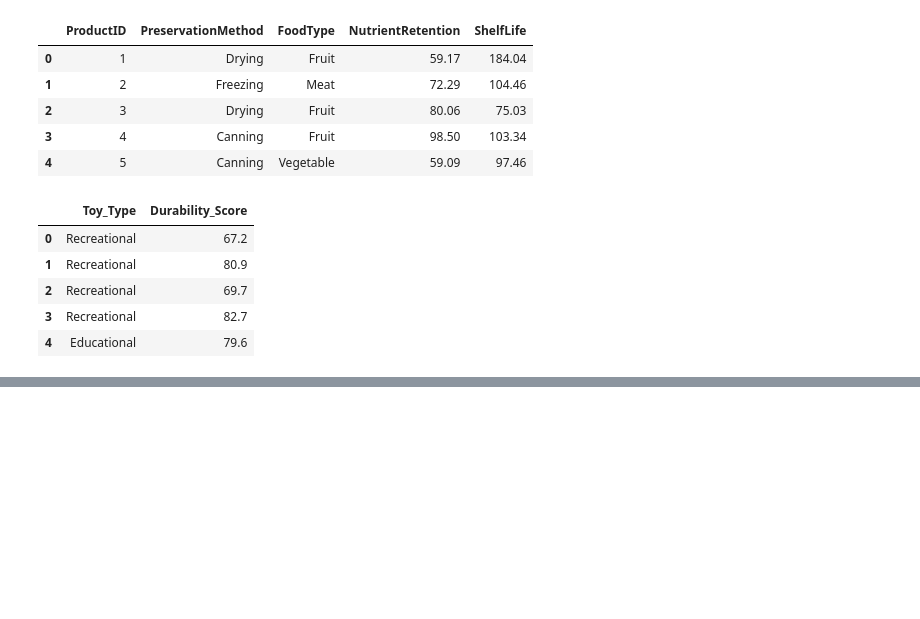
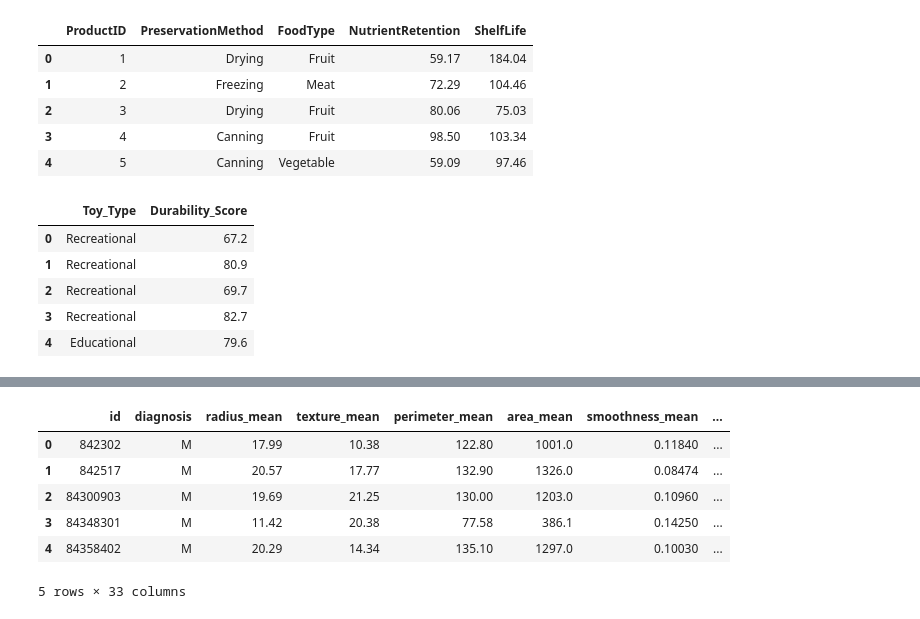
Before and after one commit to Rohanrathod7/my-ds-labs, a Jupyter notebook: 36_Machine_Learning_with_Tree-Based_Models_in_Python/02_The_Bias-Variance_Tradeoff.ipynb, the cells around one changed output, grey strips where cells are left out. Cells and saved outputs as stored; diff of their text form; code cells hidden in the pictures; blank space fills up the shorter version.

```diff
--- a/36_Machine_Learning_with_Tree-Based_Models_in_Python/02_The_Bias-Variance_Tradeoff.ipynb
+++ b/36_Machine_Learning_with_Tree-Based_Models_in_Python/02_The_Bias-Variance_Tradeoff.ipynb
@@ -516,0 +244,39 @@ dtype: float64
+# %%
+url = "https://raw.githubusercontent.com/Rohanrathod7/my-ds-labs/main/36_Machine_Learning_with_Tree-Based_Models_in_Python/dataset/wbc.csv"
+# Read the CSV file, skipping the header row and excluding the 'id' column (column 0)
+wbc = pd.read_csv(url)
+display(wbc.head())
+
+# Features are columns 2 and 3 (radius_mean and texture_mean)
+X = wbc.iloc[:, 2:4]
+# Labels are in column 1 (diagnosis)
+y = wbc.iloc[:, 1]
+
+# Define the SEED for reproducible results
+SEED = 1
+
+X_train, X_test, y_train, y_test = train_test_split(X, y, test_size=0.2, random_state=SEED, stratify=y)
+
+
+# Set seed for reproducibility
+SEED=1
+
+# Instantiate lr
+lr = LogisticRegression(random_state=SEED)
+
+# Instantiate knn
+knn = KNeighborsClassifier(n_neighbors=27)
+
+# Instantiate dt
+dt = DecisionTreeClassifier(min_samples_leaf=0.13, random_state=SEED)
+
+# Define the list classifiers
+classifiers = [('Logistic Regression', lr), ('K Nearest Neighbours', knn), ('Classification Tree', dt)]
+# %% [output]
+|  | id | diagnosis | radius_mean | texture_mean | perimeter_mean | area_mean | smoothness_mean | ... |
+| 0 | 842302 | M | 17.99 | 10.38 | 122.80 | 1001.0 | 0.11840 | ... |
+| 1 | 842517 | M | 20.57 | 17.77 | 132.90 | 1326.0 | 0.08474 | ... |
+| 2 | 84300903 | M | 19.69 | 21.25 | 130.00 | 1203.0 | 0.10960 | ... |
+| 3 | 84348301 | M | 11.42 | 20.38 | 77.58 | 386.1 | 0.14250 | ... |
+| 4 | 84358402 | M | 20.29 | 14.34 | 135.10 | 1297.0 | 0.10030 | ... |
+5 rows × 33 columns
```
Also changed, not shown: parts of 40 cells of this notebook.
